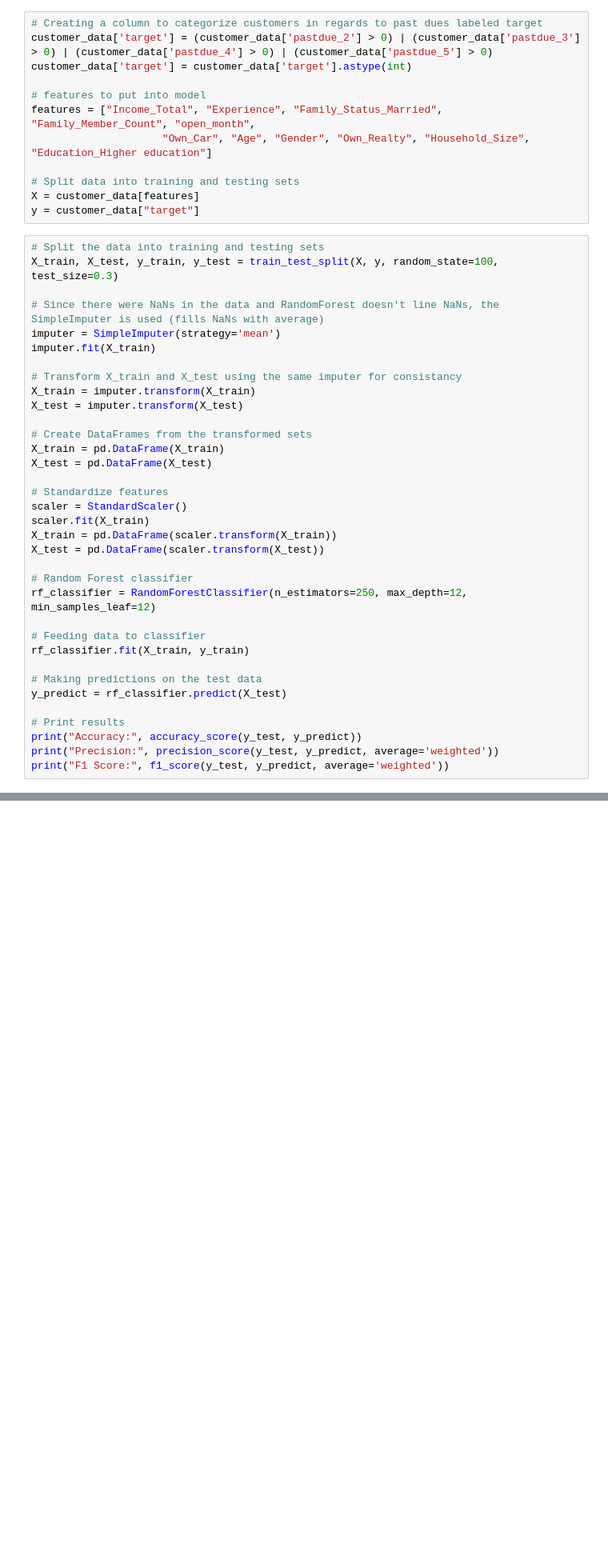
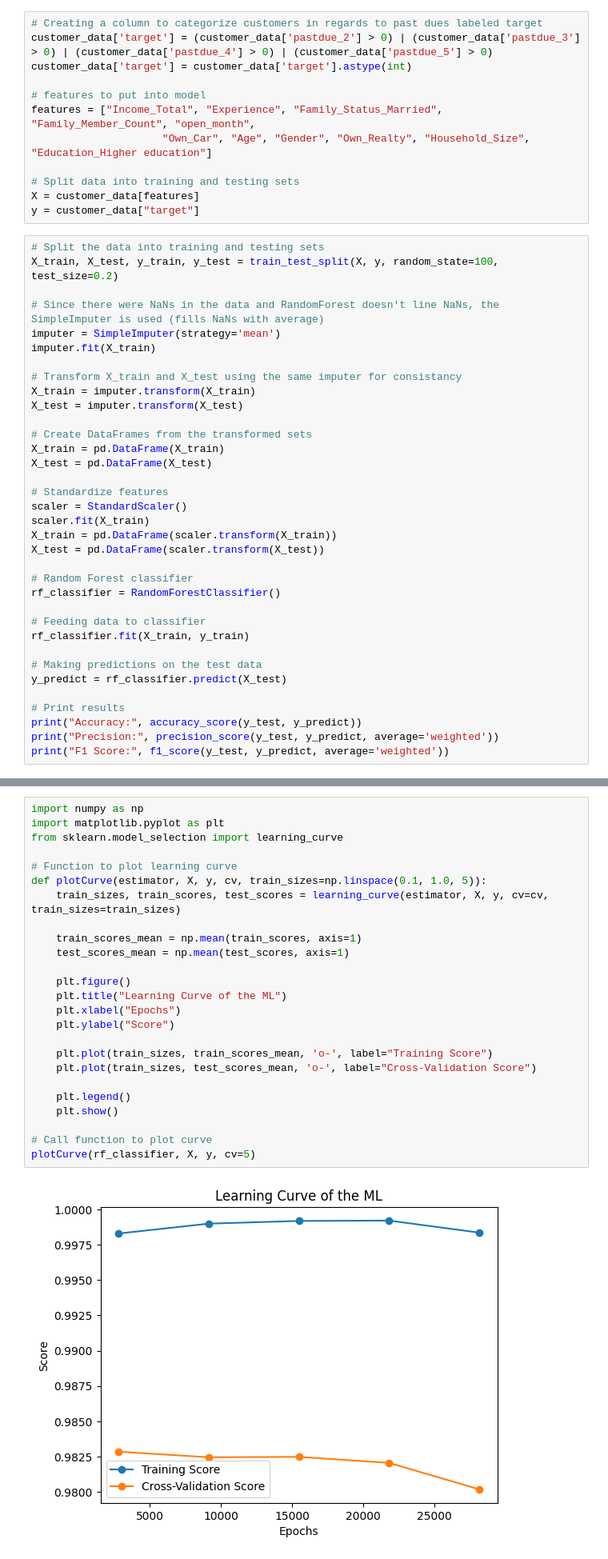
Before and after one commit to saberrg/project4, a Jupyter notebook: RandomForrest_Proj4.ipynb, the cells around one changed output, grey strips where cells are left out. Shown: that part at 80% size. Cells and saved outputs as stored; diff of their text form; blank space fills up the shorter version.

```diff
--- a/RandomForrest_Proj4.ipynb
+++ b/RandomForrest_Proj4.ipynb
@@ -215,7 +248,7 @@ X = customer_data[features]
 y = customer_data["target"]
 # %%
 # Split the data into training and testing sets
-X_train, X_test, y_train, y_test = train_test_split(X, y, random_state=100, test_size=0.3)
+X_train, X_test, y_train, y_test = train_test_split(X, y, random_state=100, test_size=0.2)
 
 # Since there were NaNs in the data and RandomForest doesn't line NaNs, the SimpleImputer is used (fills NaNs with average)
 imputer = SimpleImputer(strategy='mean')
@@ -236,7 +269,7 @@ X_train = pd.DataFrame(scaler.transform(X_train))
 X_test = pd.DataFrame(scaler.transform(X_test))
 
 # Random Forest classifier
-rf_classifier = RandomForestClassifier(n_estimators=250, max_depth=12, min_samples_leaf=12)
+rf_classifier = RandomForestClassifier()
 
 # Feeding data to classifier
 rf_classifier.fit(X_train, y_train)
@@ -254,0 +288,27 @@ F1 Score: 0.9760917655837026
+# %%
+import numpy as np
+import matplotlib.pyplot as plt
+from sklearn.model_selection import learning_curve
+
+# Function to plot learning curve
+def plotCurve(estimator, X, y, cv, train_sizes=np.linspace(0.1, 1.0, 5)):
+    train_sizes, train_scores, test_scores = learning_curve(estimator, X, y, cv=cv, train_sizes=train_sizes)
+
+    train_scores_mean = np.mean(train_scores, axis=1)
+    test_scores_mean = np.mean(test_scores, axis=1)
+
+    plt.figure()
+    plt.title("Learning Curve of the ML")
+    plt.xlabel("Epochs")
+    plt.ylabel("Score")
+
+    plt.plot(train_sizes, train_scores_mean, 'o-', label="Training Score")
+    plt.plot(train_sizes, test_scores_mean, 'o-', label="Cross-Validation Score")
+
+    plt.legend()
+    plt.show()
+
+# Call function to plot curve
+plotCurve(rf_classifier, X, y, cv=5)
+# %% [output]
+[figure, added]
```
Also changed, not shown: parts of 6 cells of this notebook.
